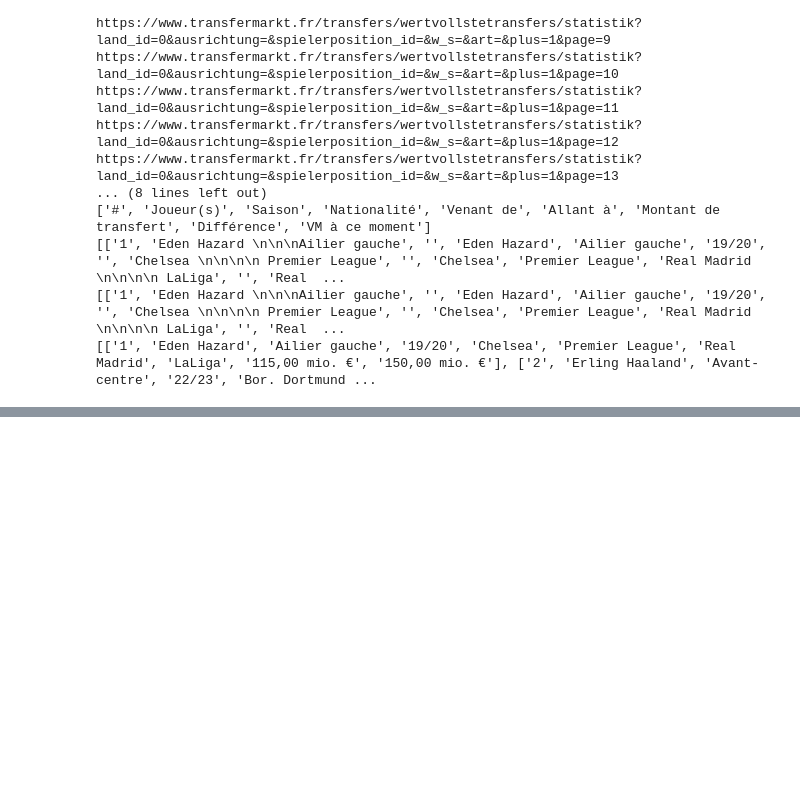
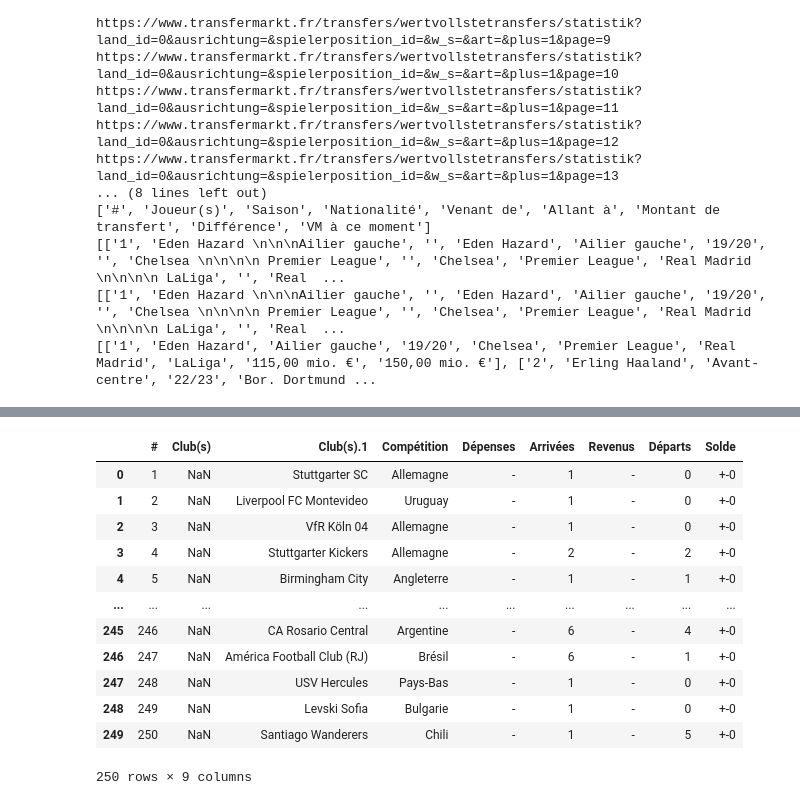
Before and after one commit to guypi001/DE, a Jupyter notebook: prog _test(1).ipynb, the cells around one changed output, grey strips where cells are left out. Cells and saved outputs as stored; diff of their text form; code cells hidden in the pictures; blank space fills up the shorter version.

```diff
--- a/prog _test(1).ipynb
+++ b/prog _test(1).ipynb
@@ -1229,0 +1371,17 @@ https://www.transfermarkt.fr/transfers/wertvollstetransfers/statistik?land_id=0&
+# %%
+transfert19 = pd.read_csv('transfert19.csv')
+transfert19
+# %% [output]
+|  | # | Club(s) | Club(s).1 | Compétition | Dépenses | Arrivées | Revenus | Départs | Solde |
+| 0 | 1 | NaN | Stuttgarter SC | Allemagne | - | 1 | - | 0 | +-0 |
+| 1 | 2 | NaN | Liverpool FC Montevideo | Uruguay | - | 1 | - | 0 | +-0 |
+| 2 | 3 | NaN | VfR Köln 04 | Allemagne | - | 1 | - | 0 | +-0 |
+| 3 | 4 | NaN | Stuttgarter Kickers | Allemagne | - | 2 | - | 2 | +-0 |
+| 4 | 5 | NaN | Birmingham City | Angleterre | - | 1 | - | 1 | +-0 |
+| ... | ... | ... | ... | ... | ... | ... | ... | ... | ... |
+| 245 | 246 | NaN | CA Rosario Central | Argentine | - | 6 | - | 4 | +-0 |
+| 246 | 247 | NaN | América Football Club (RJ) | Brésil | - | 6 | - | 1 | +-0 |
+| 247 | 248 | NaN | USV Hercules | Pays-Bas | - | 1 | - | 0 | +-0 |
+| 248 | 249 | NaN | Levski Sofia | Bulgarie | - | 1 | - | 0 | +-0 |
+| 249 | 250 | NaN | Santiago Wanderers | Chili | - | 1 | - | 5 | +-0 |
+250 rows × 9 columns
```
Also changed, not shown: parts of 15 cells of this notebook, 1 other file.
